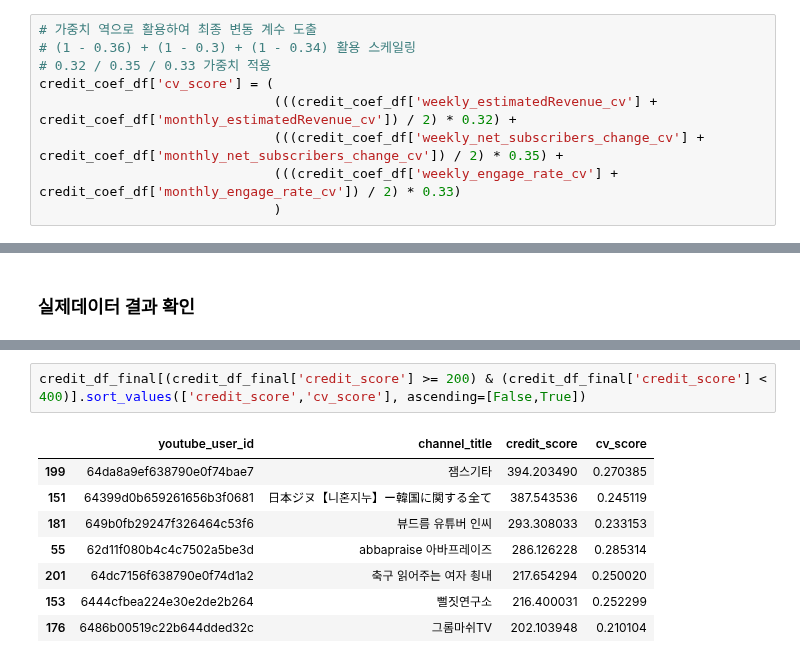
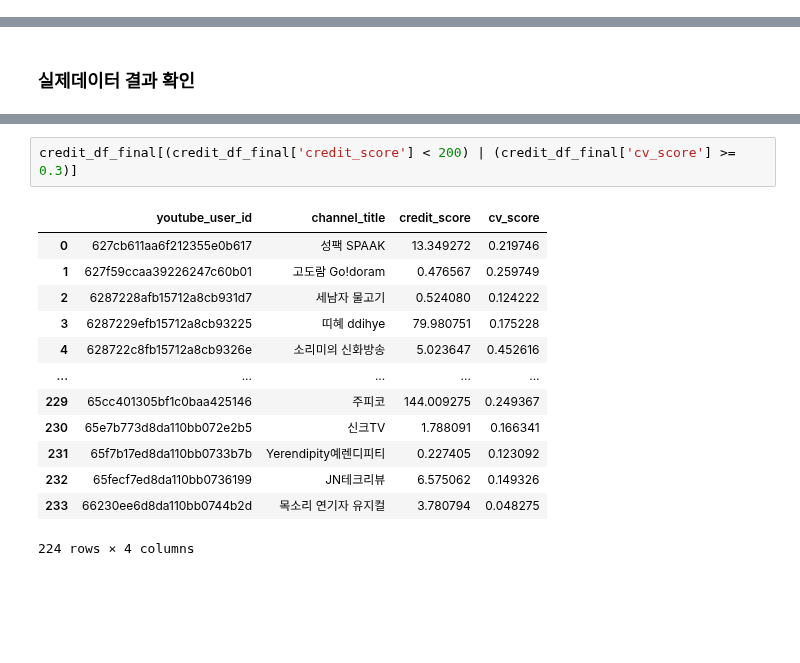
Before and after one commit to kkwann/awake, a Jupyter notebook: 5.Modeling(4).ipynb, the cells around one changed output, grey strips where cells are left out. Cells and saved outputs as stored; diff of their text form; blank space fills up the shorter version.

```diff
--- a/5.Modeling(4).ipynb
+++ b/5.Modeling(4).ipynb
@@ -923,12 +887,3 @@ credit_coef_df
-# %%
-# 가중치 역으로 활용하여 최종 변동 계수 도출
-# (1 - 0.36) + (1 - 0.3) + (1 - 0.34) 활용 스케일링
-# 0.32 / 0.35 / 0.33 가중치 적용
-credit_coef_df['cv_score'] = (
-                              (((credit_coef_df['weekly_estimatedRevenue_cv'] + credit_coef_df['monthly_estimatedRevenue_cv']) / 2) * 0.32) +
-                              (((credit_coef_df['weekly_net_subscribers_change_cv'] + credit_coef_df['monthly_net_subscribers_change_cv']) / 2) * 0.35) +
-                              (((credit_coef_df['weekly_engage_rate_cv'] + credit_coef_df['monthly_engage_rate_cv']) / 2) * 0.33)
-                              )
 # %%
 # 가중치 역으로 활용하여 최종 변동 계수 도출
 # (1 - 0.36) + (1 - 0.3) + (1 - 0.34) 활용 스케일링
@@ -971,11 +980,16 @@ credit_df_final[(credit_df_final['cv_score']>0.7)].sort_values('credit_score',as
 # %%
-credit_df_final[(credit_df_final['credit_score'] >= 200) & (credit_df_final['credit_score'] < 400)].sort_values(['credit_score','cv_score'], ascending=[False,True])
+credit_df_final[(credit_df_final['credit_score'] < 200) | (credit_df_final['cv_score'] >= 0.3)]
 # %% [output]
 |  | youtube_user_id | channel_title | credit_score | cv_score |
-| 199 | 64da8a9ef638790e0f74bae7 | 잼스기타 | 394.203490 | 0.270385 |
-| 151 | 64399d0b659261656b3f0681 | 日本ジヌ【니혼지누】ー韓国に関する全て | 387.543536 | 0.245119 |
-| 181 | 649b0fb29247f326464c53f6 | 뷰드름 유튜버 인씨 | 293.308033 | 0.233153 |
-| 55 | 62d11f080b4c4c7502a5be3d | abbapraise 아바프레이즈 | 286.126228 | 0.285314 |
-| 201 | 64dc7156f638790e0f74d1a2 | 축구 읽어주는 여자 쵱내 | 217.654294 | 0.250020 |
-| 153 | 6444cfbea224e30e2de2b264 | 뻘짓연구소 | 216.400031 | 0.252299 |
-| 176 | 6486b00519c22b644dded32c | 그롬마쉬TV | 202.103948 | 0.210104 |
+| 0 | 627cb611aa6f212355e0b617 | 성팩 SPAAK | 13.349272 | 0.219746 |
+| 1 | 627f59ccaa39226247c60b01 | 고도람 Go!doram | 0.476567 | 0.259749 |
+| 2 | 6287228afb15712a8cb931d7 | 세남자 물고기 | 0.524080 | 0.124222 |
+| 3 | 6287229efb15712a8cb93225 | 띠혜 ddihye | 79.980751 | 0.175228 |
+| 4 | 628722c8fb15712a8cb9326e | 소리미의 신화방송 | 5.023647 | 0.452616 |
+| ... | ... | ... | ... | ... |
+| 229 | 65cc401305bf1c0baa425146 | 주피코 | 144.009275 | 0.249367 |
+| 230 | 65e7b773d8da110bb072e2b5 | 신크TV | 1.788091 | 0.166341 |
+| 231 | 65f7b17ed8da110bb0733b7b | Yerendipity예렌디피티 | 0.227405 | 0.123092 |
+| 232 | 65fecf7ed8da110bb0736199 | JN테크리뷰 | 6.575062 | 0.149326 |
+| 233 | 66230ee6d8da110bb0744b2d | 목소리 연기자 유지컬 | 3.780794 | 0.048275 |
+224 rows × 4 columns
```
Also changed, not shown: parts of 17 cells of this notebook.
